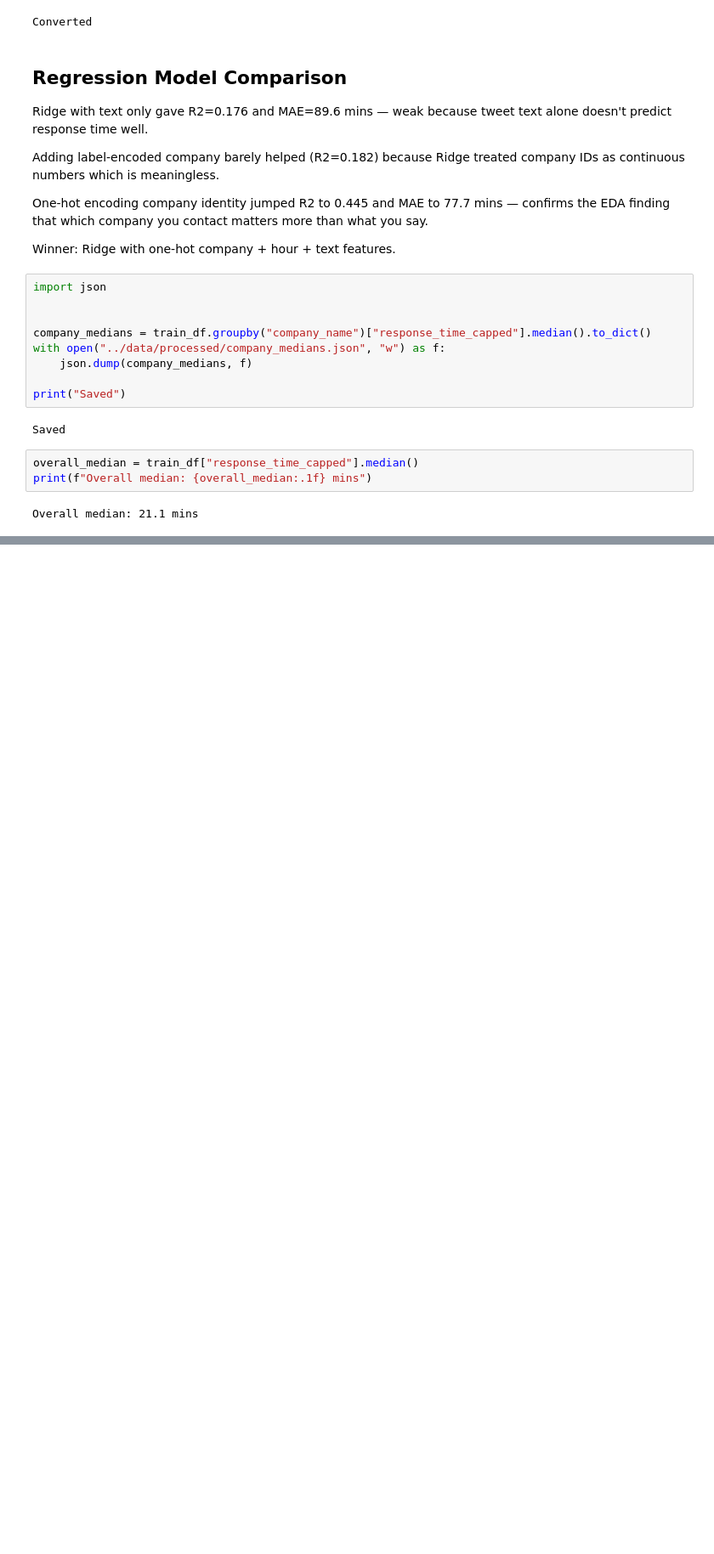
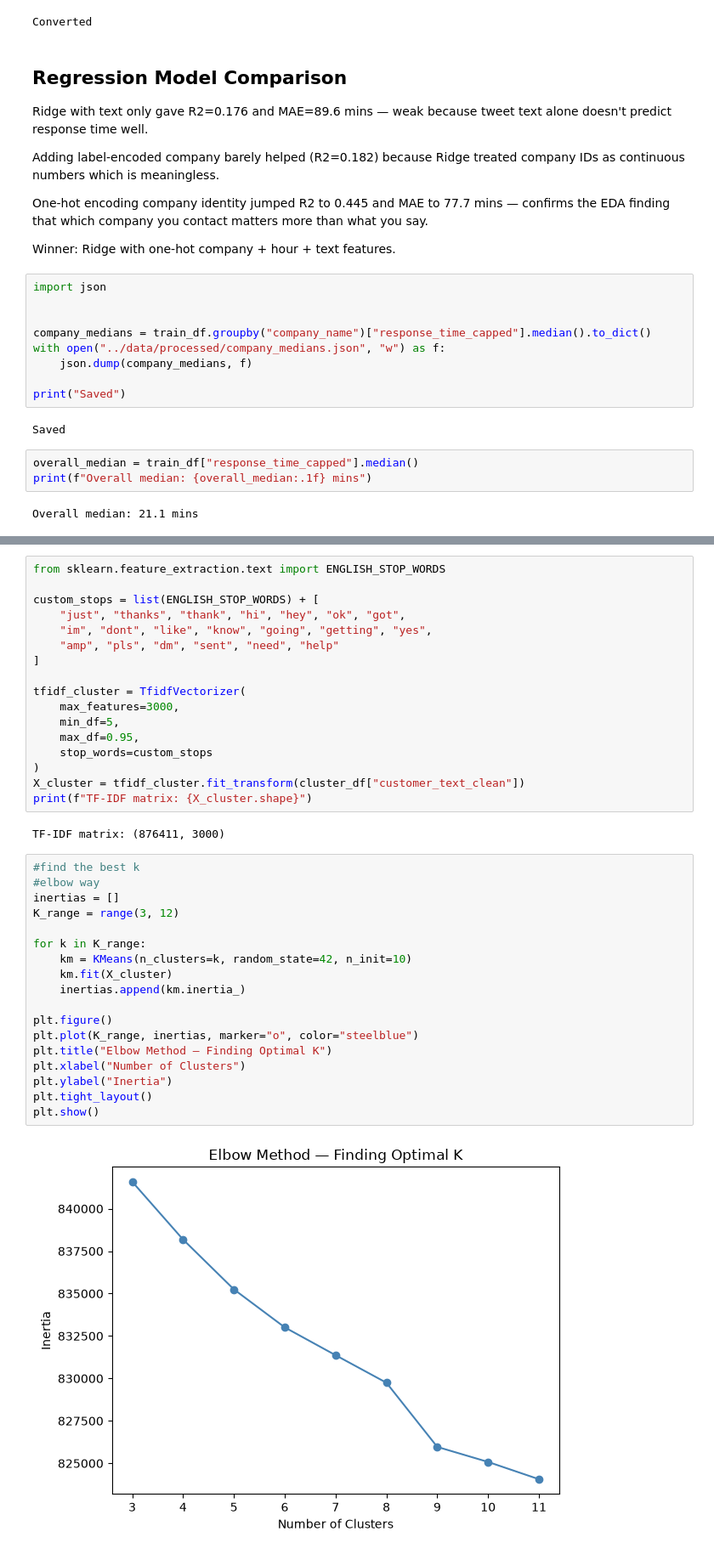
Before and after one commit to gai2da/support-ticket-triage, a Jupyter notebook: notebooks/modeling.ipynb, the cells around one changed output, grey strips where cells are left out. Shown at 85% size. Drawn from its saved outputs; the diff is of its cells as text; blank space fills up the shorter version.

```diff
--- a/notebooks/modeling.ipynb
+++ b/notebooks/modeling.ipynb
@@ -418,0 +445,39 @@ Overall median: 21.1 mins
+# %%
+from sklearn.feature_extraction.text import ENGLISH_STOP_WORDS
+
+custom_stops = list(ENGLISH_STOP_WORDS) + [
+    "just", "thanks", "thank", "hi", "hey", "ok", "got",
+    "im", "dont", "like", "know", "going", "getting", "yes",
+    "amp", "pls", "dm", "sent", "need", "help"
+]
+
+tfidf_cluster = TfidfVectorizer(
+    max_features=3000,
+    min_df=5,
+    max_df=0.95,
+    stop_words=custom_stops
+)
+X_cluster = tfidf_cluster.fit_transform(cluster_df["customer_text_clean"])
+print(f"TF-IDF matrix: {X_cluster.shape}")
+# %% [output]
+TF-IDF matrix: (876411, 3000)
+# %%
+#find the best k
+#elbow way
+inertias = []
+K_range = range(3, 12)
+
+for k in K_range:
+    km = KMeans(n_clusters=k, random_state=42, n_init=10)
+    km.fit(X_cluster)
+    inertias.append(km.inertia_)
+
+plt.figure()
+plt.plot(K_range, inertias, marker="o", color="steelblue")
+plt.title("Elbow Method — Finding Optimal K")
+plt.xlabel("Number of Clusters")
+plt.ylabel("Inertia")
+plt.tight_layout()
+plt.show()
+# %% [output]
+[figure, added]
```
Also changed, not shown: parts of 9 cells of this notebook, 5 other files.
